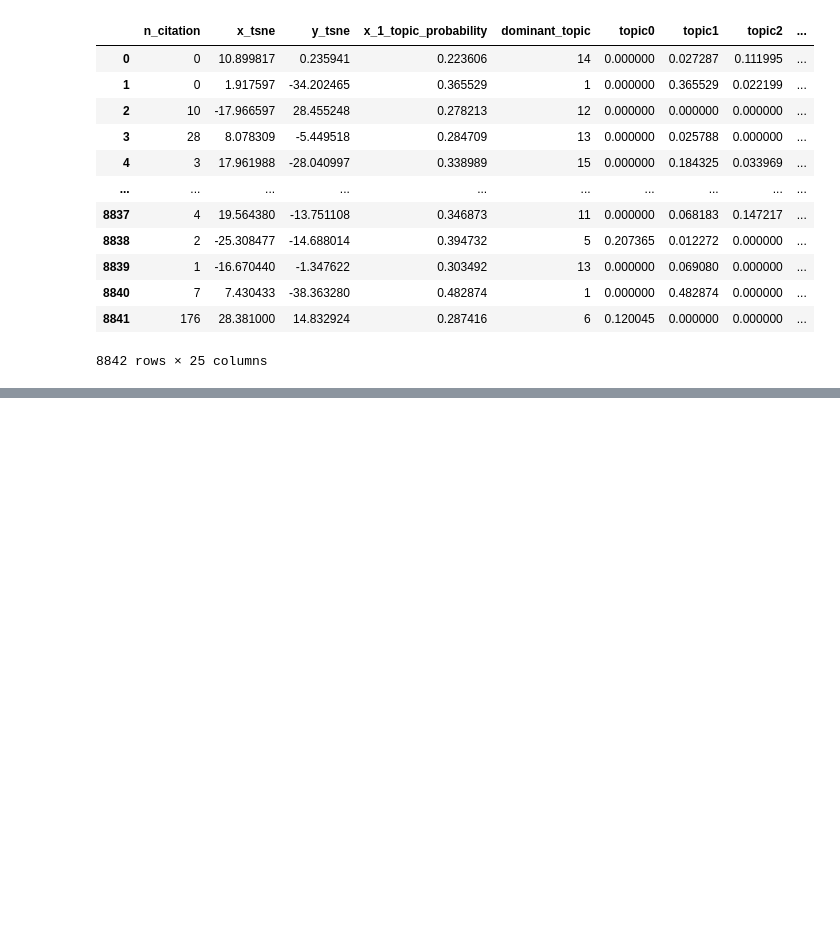
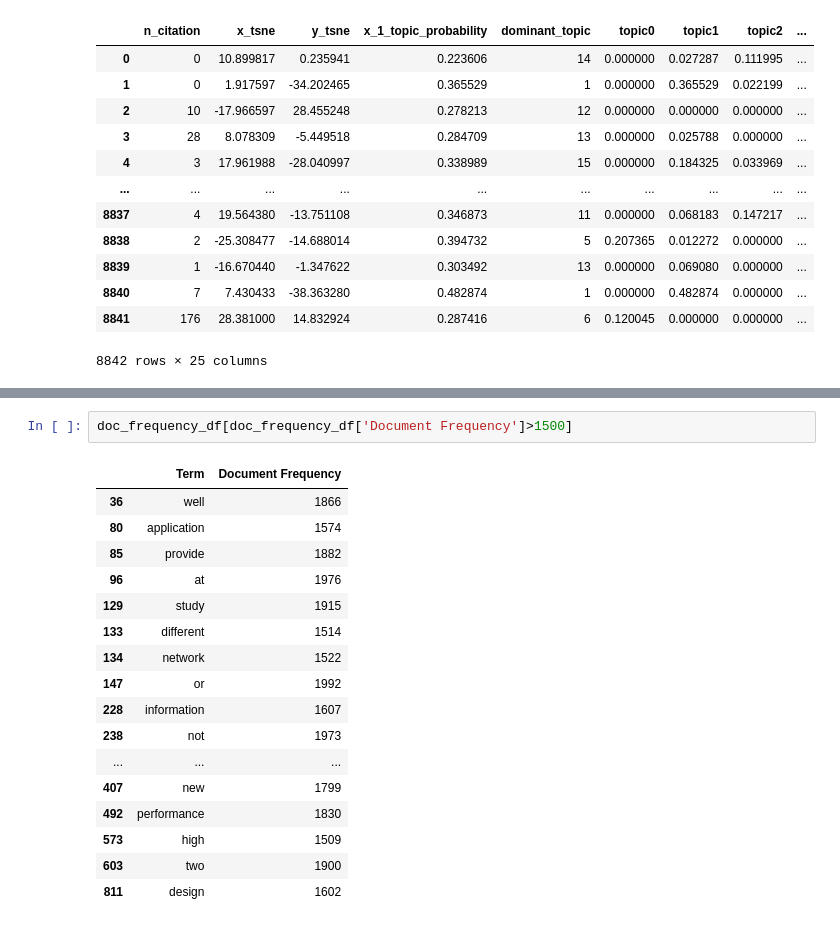
Before and after one commit to inrushtheone/VUBMasterThsis, a Jupyter notebook: Step2_TopicModelling.ipynb, the cells around one changed output, grey strips where cells are left out. Drawn from its saved outputs; the diff is of its cells as text; blank space fills up the shorter version.

```diff
--- a/Step2_TopicModelling.ipynb
+++ b/Step2_TopicModelling.ipynb
@@ -845,0 +308,20 @@ Notes:
+# %%
+doc_frequency_df[doc_frequency_df['Document Frequency']>1500]
+# %% [output]
+|  | Term | Document Frequency |
+| 36 | well | 1866 |
+| 80 | application | 1574 |
+| 85 | provide | 1882 |
+| 96 | at | 1976 |
+| 129 | study | 1915 |
+| 133 | different | 1514 |
+| 134 | network | 1522 |
+| 147 | or | 1992 |
+| 228 | information | 1607 |
+| 238 | not | 1973 |
+| ... | ... | ... |
+| 407 | new | 1799 |
+| 492 | performance | 1830 |
+| 573 | high | 1509 |
+| 603 | two | 1900 |
+| 811 | design | 1602 |
```
Also changed, not shown: parts of 21 cells of this notebook, 4 other files.
